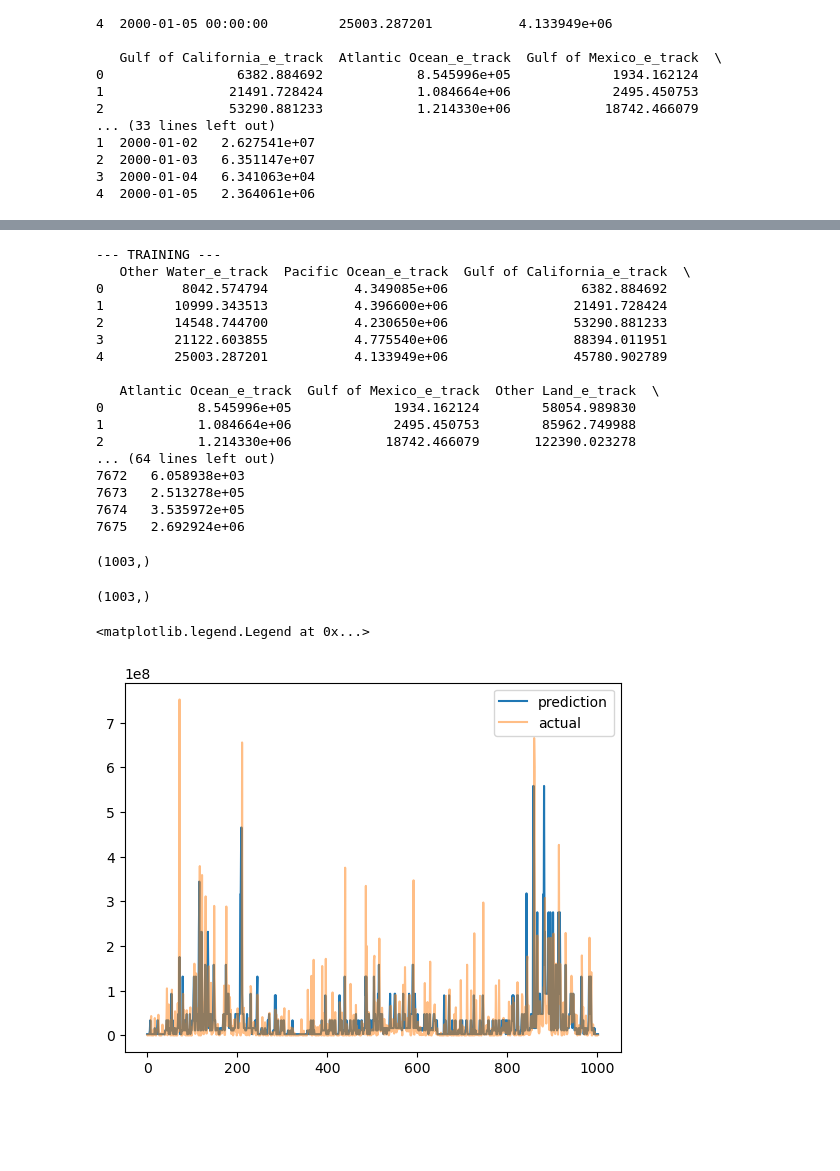
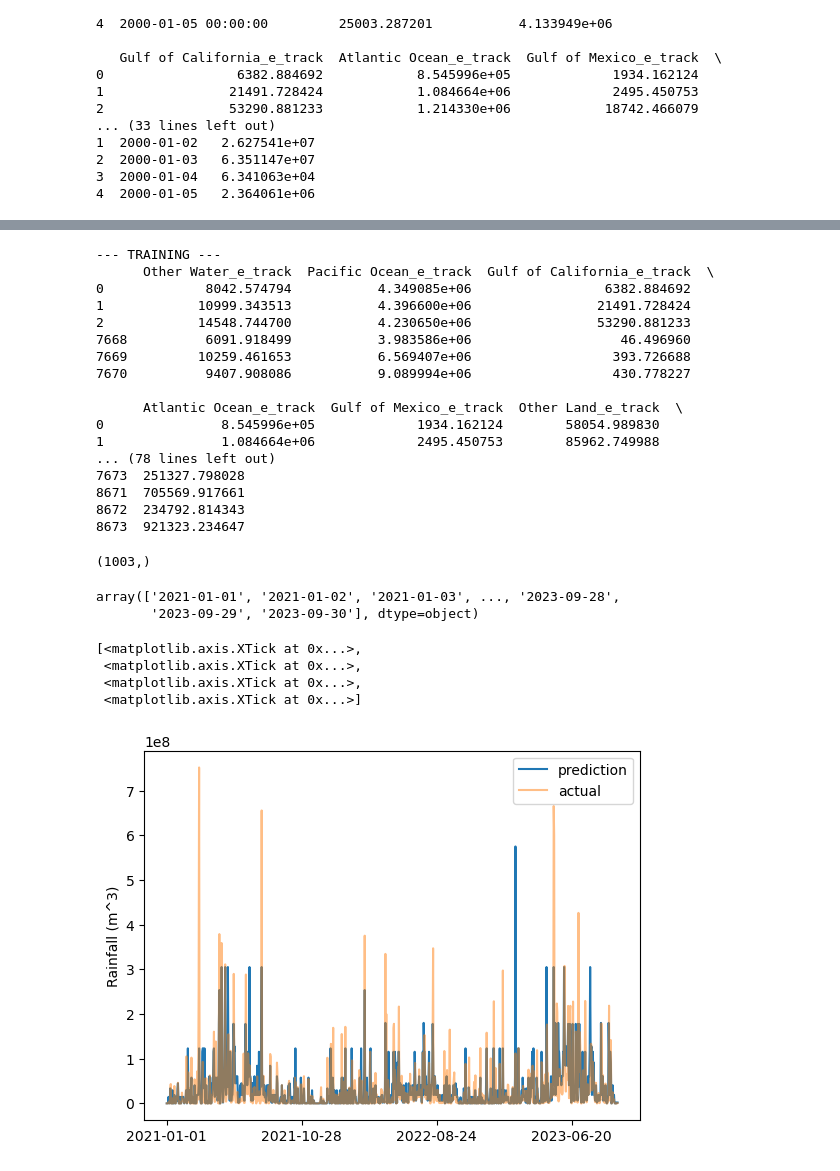
Before and after one commit to khumphreys-csu/Data_Driven_Prediction, a Jupyter notebook: random_forrest_forecast.ipynb, the cells around one changed output, grey strips where cells are left out. Saved outputs shown, nothing was run; the diff lists cells and outputs as text; code cells hidden in the pictures; blank space fills up the shorter version.

Commit message:
edited to the date querying for validation and testing split

```diff
--- a/random_forrest_forecast.ipynb
+++ b/random_forrest_forecast.ipynb
@@ -72,31 +59,33 @@ y
 # %%
-X_train = X.loc[(X['date'] > '2000-01-01') & (X['date'] <= "2021-01-01"), X.columns != 'date']
-y_train = y.loc[(y['Date'] > '2000-01-01') & (y['Date'] <= "2021-01-01"), y.columns != 'Date' ]
-X_val = X.loc[~((X['date'] > '2000-01-01') & (X['date'] <= "2021-01-01")), X.columns != 'date' ]
-y_val = y.loc[~((y['Date'] > '2000-01-01') & (y['Date'] <= "2021-01-01")), y.columns != 'Date' ]
+X_train = X.loc[(X['date'] >= '2000-01-01') & (X['date'] < "2021-01-01"), X.columns != 'date']#, X.columns != 'date']
+y_train = y.loc[(y['Date'] >= '2000-01-01') & (y['Date'] < "2021-01-01"), y.columns != 'Date']#, y.columns != 'Date' ]
+X_val = X.loc[(X['date'] >= "2021-01-01") & (X['date'] <= "2023-12-31"), X.columns != 'date']#, X.columns != 'date' ]
+y_val = y.loc[(y['Date'] >= '2021-01-01') & (y['Date'] <= "2023-12-31"), y.columns != 'Date']#, y.columns != 'Date' ]
 # Commented lines below are to look at the split data
 print('--- TRAINING ---')
-print(X_train.head(), y_train.head())
+print(X_train.iloc[[0,1,2,-3,-2,-1],:])
+print(y_train.iloc[[0,1,2,-3,-2,-1],:])
 print('--- VALIDATION ---')
-print(X_val.head(), y_val.head())
+print(X_val.iloc[[0,1,2,-3,-2,-1],:])
+print(y_val.iloc[[0,1,2,-3,-2,-1],:])
 # %% [output]
 --- TRAINING ---
-   Other Water_e_track  Pacific Ocean_e_track  Gulf of California_e_track  \
-0          8042.574794           4.349085e+06                 6382.884692
-1         10999.343513           4.396600e+06                21491.728424
-2         14548.744700           4.230650e+06                53290.881233
-3         21122.603855           4.775540e+06                88394.011951
-4         25003.287201           4.133949e+06                45780.902789
+      Other Water_e_track  Pacific Ocean_e_track  Gulf of California_e_track  \
+0             8042.574794           4.349085e+06                 6382.884692
+1            10999.343513           4.396600e+06                21491.728424
+2            14548.744700           4.230650e+06                53290.881233
+7668          6091.918499           3.983586e+06                   46.496960
+7669         10259.461653           6.569407e+06                  393.726688
+7670          9407.908086           9.089994e+06                  430.778227
 
-   Atlantic Ocean_e_track  Gulf of Mexico_e_track  Other Land_e_track  \
-0            8.545996e+05             1934.162124        58054.989830
-1            1.084664e+06             2495.450753        85962.749988
-2            1.214330e+06            18742.466079       122390.023278
-... (64 lines left out)
-7672   6.058938e+03
-7673   2.513278e+05
-7674   3.535972e+05
-7675   2.692924e+06
+      Atlantic Ocean_e_track  Gulf of Mexico_e_track  Other Land_e_track  \
+0               8.545996e+05             1934.162124        58054.989830
+1               1.084664e+06             2495.450753        85962.749988
+... (78 lines left out)
+7673  251327.798028
+8671  705569.917661
+8672  234792.814343
+8673  921323.234647
 # %%
 ### MODIFY HYPERPARAMETERS WITHIN THIS CELL
 fd = {
@@ -132,21 +121,29 @@ forest = RandomForestRegressor(
                            bootstrap = fd["bootstrap"],
                            max_samples = fd["max_samples"])
 # %%
-forest.fit(X_train.values, y_train.values) # Runs the forest classifier
-y_pred = forest.predict(X_train.values)
+forest.fit(X_train, y_train) # Runs the forest classifier
+y_pred = forest.predict(X_train)
 y_pred_val = forest.predict(X_val)
 # %%
 np.shape(y_pred_val)
 # %% [output]
 (1003,)
-# %%
-np.shape(y_val.values.squeeze())
-# %% [output]
-(1003,)
+# %%
+dates = y.loc[(y['Date'] >= "2021-01-01") & (y['Date'] <= "2023-12-31"), y.columns == 'Date'].values.squeeze()
+dates
+# %% [output]
+array(['2021-01-01', '2021-01-02', '2021-01-03', ..., '2023-09-28',
+       '2023-09-29', '2023-09-30'], dtype=object)
 # %%
-plt.plot(y_pred_val, label = 'prediction')
-plt.plot(y_val.values.squeeze(), alpha = 0.5, label = 'actual')
+fig, ax =plt.subplots()
+plt.plot(dates,y_pred_val, label = 'prediction')
+plt.plot(dates, y_val.values.squeeze(), alpha = 0.5, label = 'actual')
+plt.ylabel('Rainfall (m^3)')
 plt.legend()
+ax.set_xticks(ax.get_xticks()[::300])
 # %% [output]
-<matplotlib.legend.Legend at 0x...>
+[<matplotlib.axis.XTick at 0x...>,
+ <matplotlib.axis.XTick at 0x...>,
+ <matplotlib.axis.XTick at 0x...>,
+ <matplotlib.axis.XTick at 0x...>]
-[figure, old version]
+[figure, new version]
```
Also changed, not shown: parts of 6 cells of this notebook.
